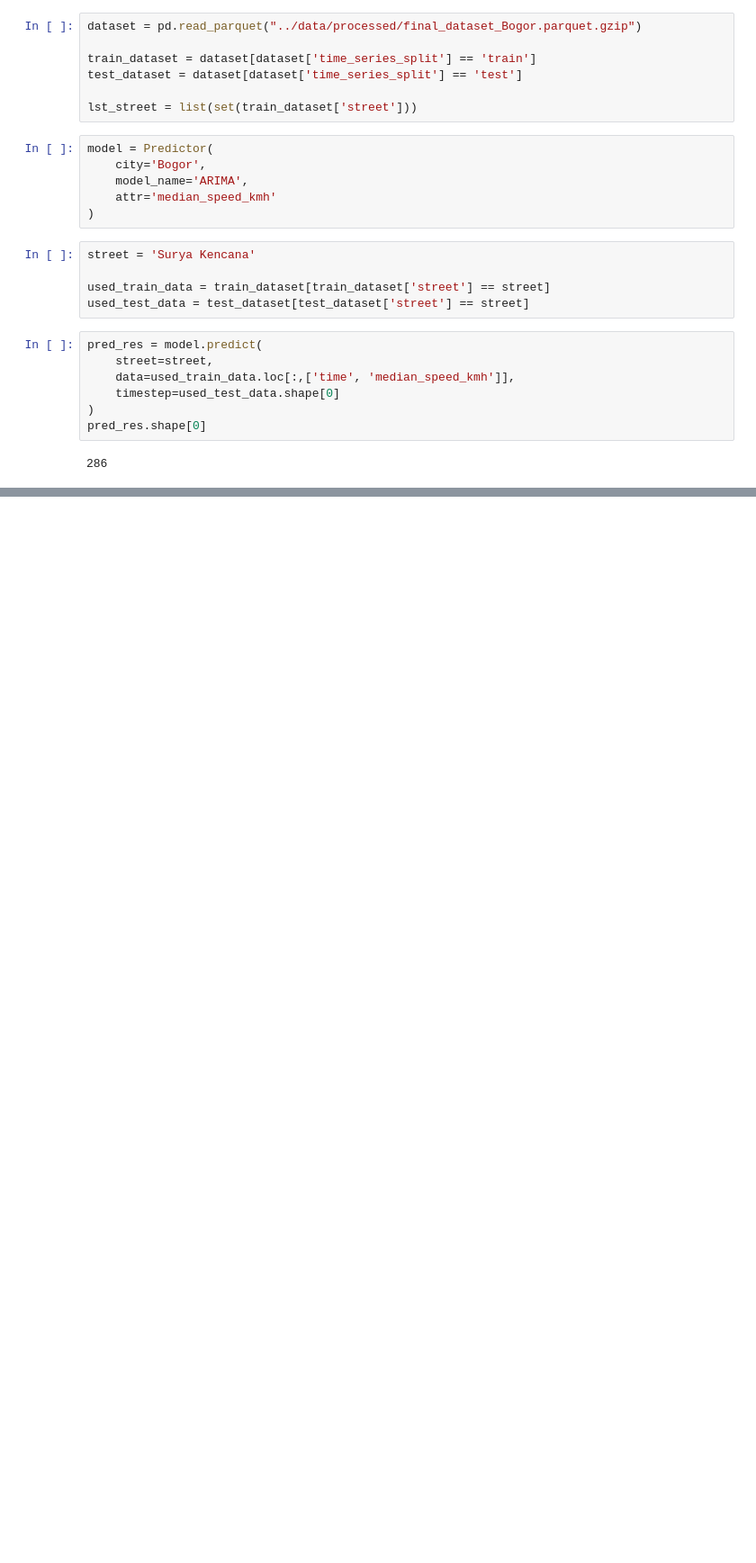
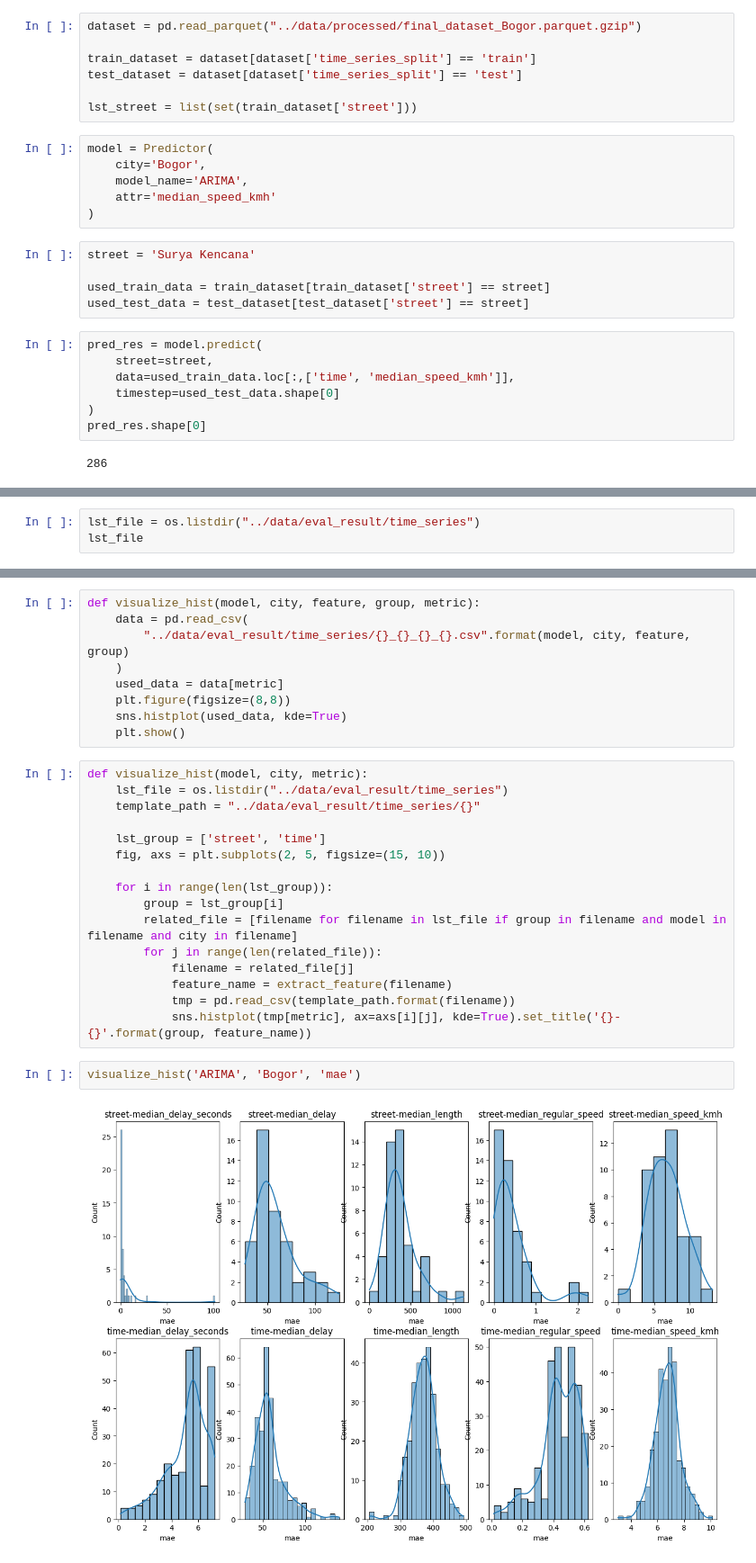
Before and after one commit to GibranBrahmanta/DSLS-MiniProject-DataScientist, a Jupyter notebook: notebook/04_time_series_modeling.ipynb, the cells around one changed output, grey strips where cells are left out. Shown at 90% size. Drawn from its saved outputs; the diff is of its cells as text; blank space fills up the shorter version.

Commit message:
Add error analysis for time series modeling

```diff
--- a/notebook/04_time_series_modeling.ipynb
+++ b/notebook/04_time_series_modeling.ipynb
@@ -119,0 +118,3 @@ used_test_data.shape[0]
+# %%
+lst_file = os.listdir("../data/eval_result/time_series")
+lst_file
@@ -119,0 +171,29 @@ used_test_data.shape[0]
+# %%
+def visualize_hist(model, city, feature, group, metric):
+    data = pd.read_csv(
+        "../data/eval_result/time_series/{}_{}_{}_{}.csv".format(model, city, feature, group)
+    )
+    used_data = data[metric]
+    plt.figure(figsize=(8,8))
+    sns.histplot(used_data, kde=True)
+    plt.show()
+# %%
+def visualize_hist(model, city, metric):
+    lst_file = os.listdir("../data/eval_result/time_series")
+    template_path = "../data/eval_result/time_series/{}"
+
+    lst_group = ['street', 'time']
+    fig, axs = plt.subplots(2, 5, figsize=(15, 10))
+
+    for i in range(len(lst_group)):
+        group = lst_group[i]
+        related_file = [filename for filename in lst_file if group in filename and model in filename and city in filename]
+        for j in range(len(related_file)):
+            filename = related_file[j]
+            feature_name = extract_feature(filename)
+            tmp = pd.read_csv(template_path.format(filename))
+            sns.histplot(tmp[metric], ax=axs[i][j], kde=True).set_title('{}-{}'.format(group, feature_name))
+# %%
+visualize_hist('ARIMA', 'Bogor', 'mae')
+# %% [output]
+[figure, added]
```
Also changed, not shown: parts of 21 cells of this notebook.
